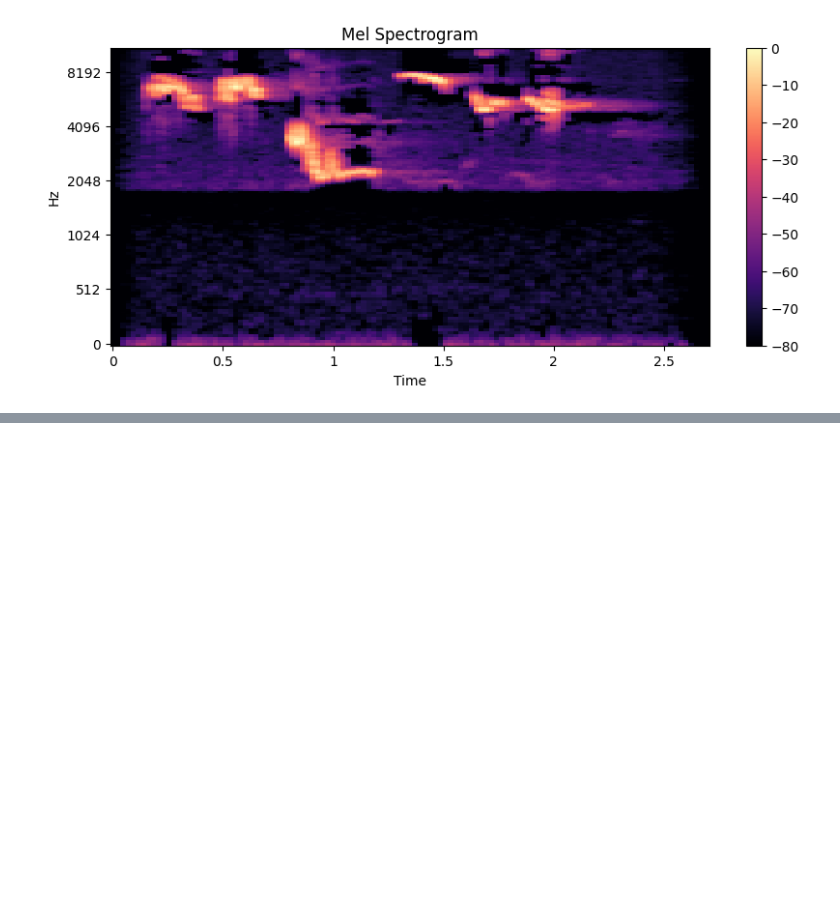
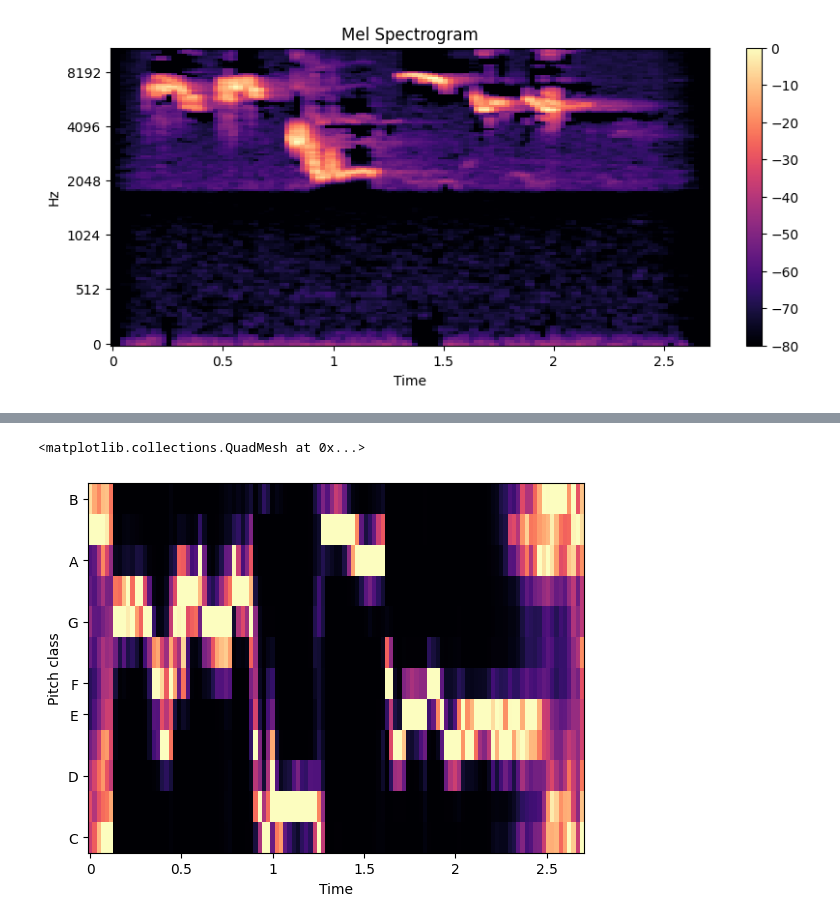
Before and after one commit to luqman-x/Pytorch-Practices, a Jupyter notebook: Py_Torch_Practices/Respiratory Audio CNN/librosa_fundementals.ipynb, the cells around one changed output, grey strips where cells are left out. Saved outputs shown, nothing was run; the diff lists cells and outputs as text; code cells hidden in the pictures; blank space fills up the shorter version.

```diff
--- a/Py_Torch_Practices/Respiratory Audio CNN/librosa_fundementals.ipynb
+++ b/Py_Torch_Practices/Respiratory Audio CNN/librosa_fundementals.ipynb
@@ -132,0 +165,13 @@ plt.show()
+# %%
+chroma = librosa.feature.chroma_stft(
+    y=audio,
+    sr=sr
+)
+librosa.display.specshow(
+chroma,
+y_axis='chroma',
+x_axis='time'
+)
+# %% [output]
+<matplotlib.collections.QuadMesh at 0x...>
+[figure, added]
```
Also changed, not shown: parts of 12 cells of this notebook.
